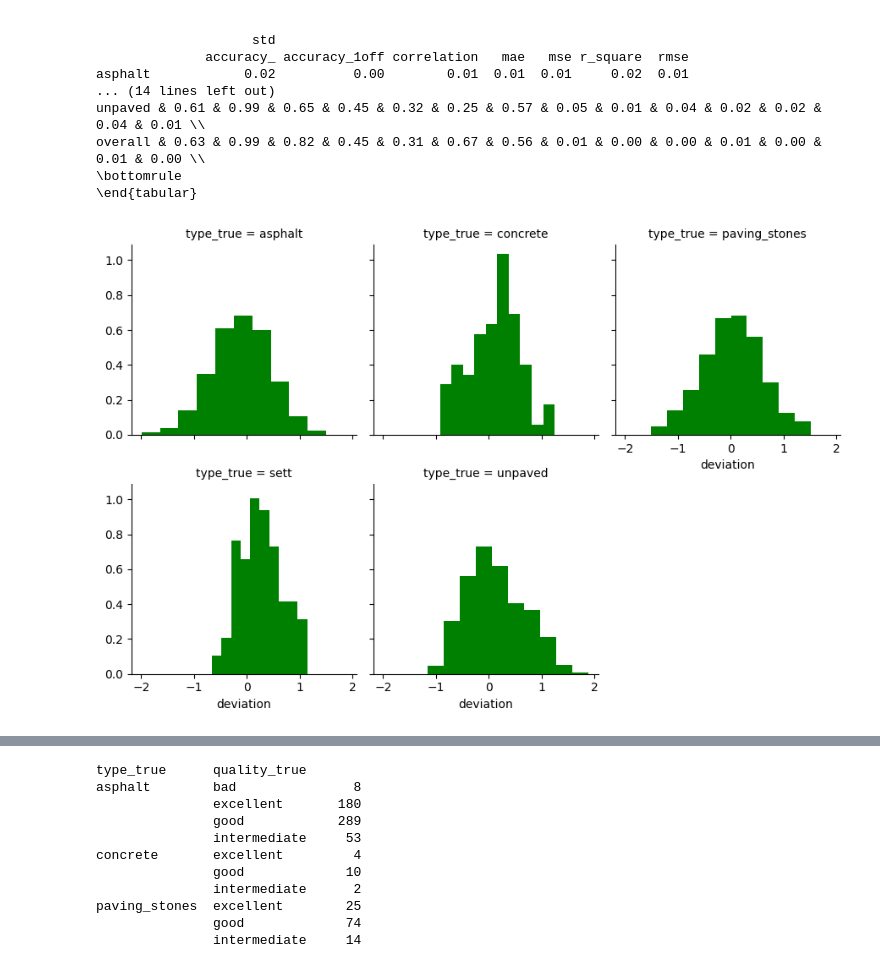
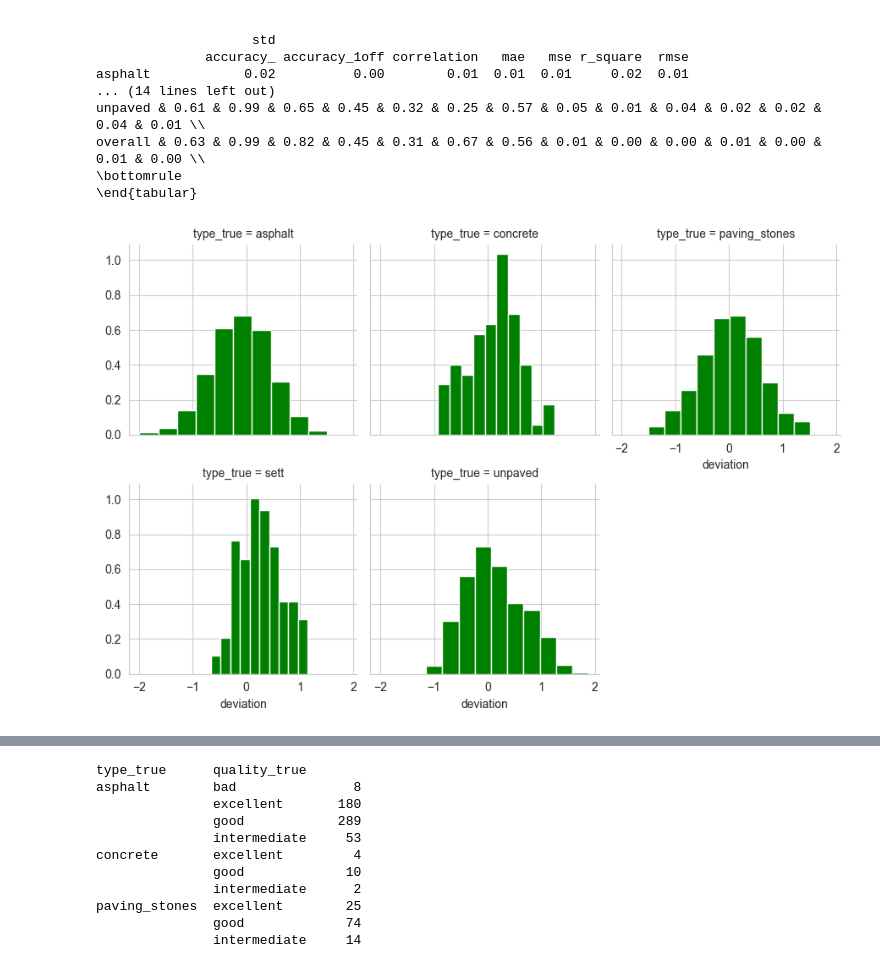
Before and after one commit to SurfaceAI/classification_models, a Jupyter notebook: evaluations/analyze_prediction_V1_0_test_seed.ipynb, the cells around one changed output, grey strips where cells are left out. Saved outputs shown, nothing was run; the diff lists cells and outputs as text; code cells hidden in the pictures.

```diff
--- a/evaluations/analyze_prediction_V1_0_test_seed.ipynb
+++ b/evaluations/analyze_prediction_V1_0_test_seed.ipynb
@@ -532,28 +532,29 @@ overall & 0.63 & 0.99 & 0.82 & 0.45 & 0.31 & 0.67 & 0.56 & 0.01 & 0.00 & 0.00 &
 # %%
 report_df = {}
 
 for seed in [
     "42",
     "1024",
     "3",
     "57",
     "1000",
     ]:
     files = pred_files[seed]
     report_df[seed] = files["df"]
 
 
 report_df = pd.concat(report_df, axis=0)
 report_df["deviation"] = report_df["quality_float_true"] - report_df["quality_float_pred"]
 # Create a FacetGrid for histograms
+sns.set_style("whitegrid")
 g_hist = sns.FacetGrid(report_df, col="type_true", col_wrap=3)
 
 # Map histogram for deviation for each surface type
 g_hist.map(plt.hist, "deviation", color='green', density=True, bins=10)
 
 plt.show()
 # %% [output]
-[figure, old version]
+[figure, new version]
 # %%
 df
 # %% [output]
```
Also changed, not shown: parts of 1 cell of this notebook, 1 other file.
